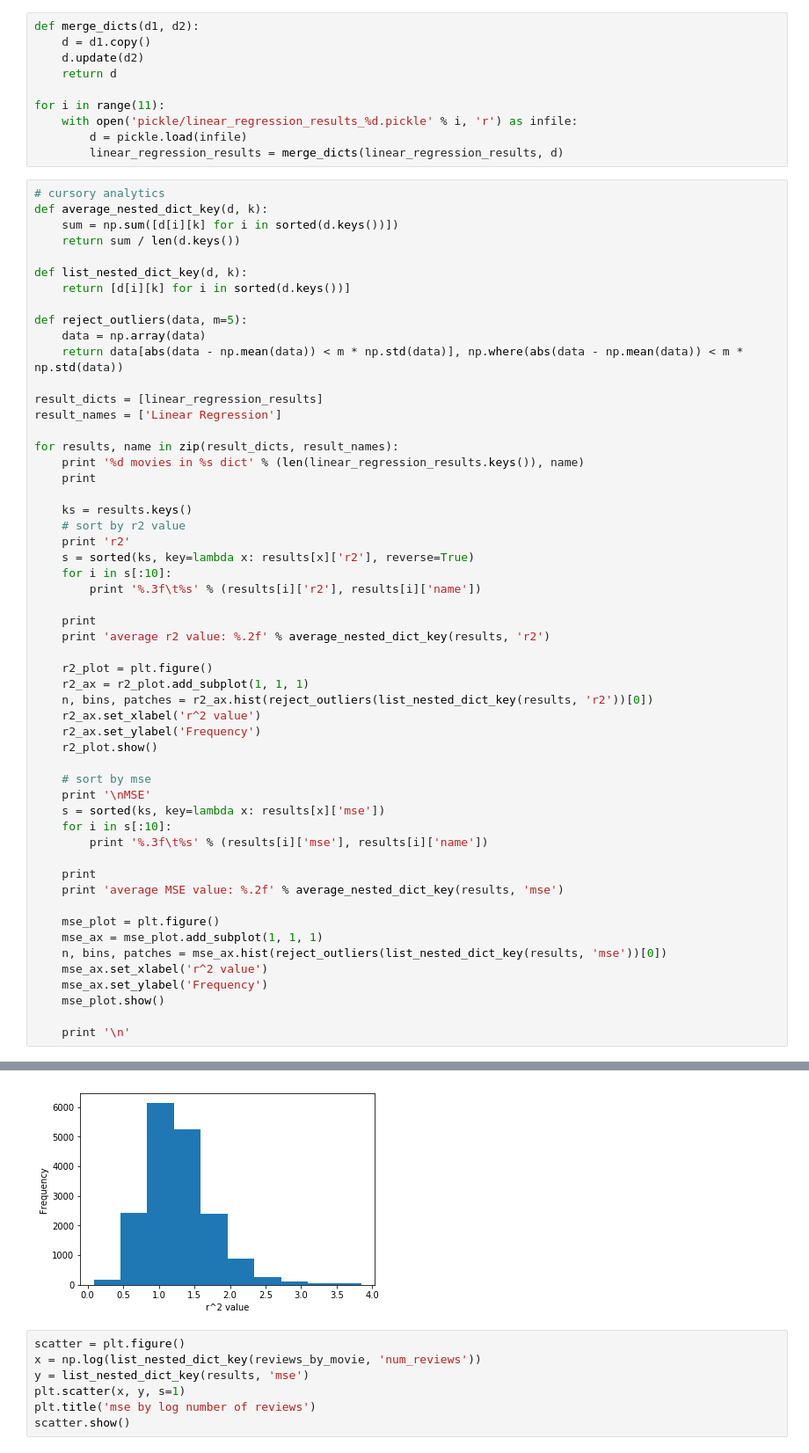
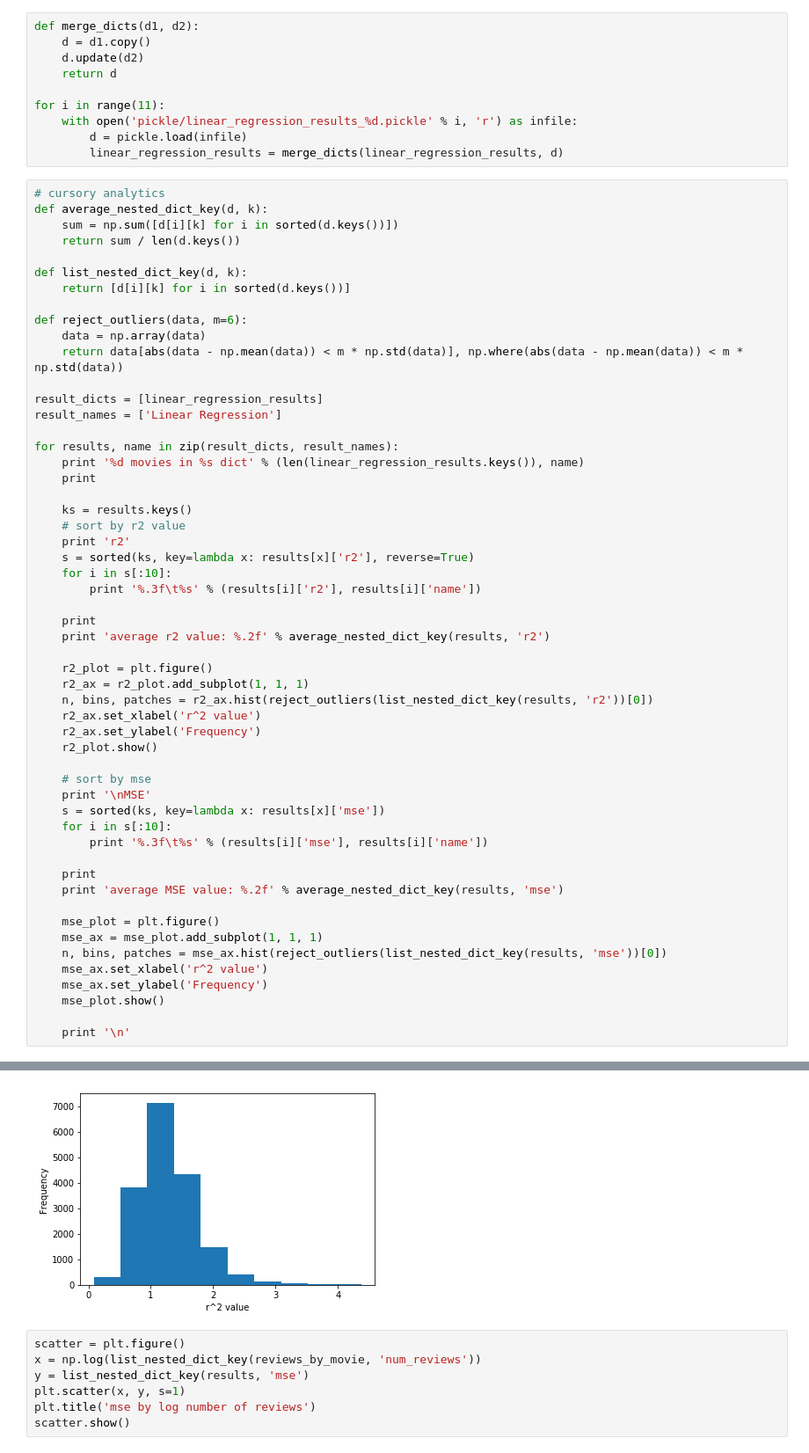
Before and after one commit to tom-robbins/netflix-ml, a Jupyter notebook: results.ipynb, the cells around one changed output, grey strips where cells are left out. Shown at 88% size. Saved outputs shown, nothing was run; the diff lists cells and outputs as text.

```diff
--- a/results.ipynb
+++ b/results.ipynb
@@ -102,7 +102,7 @@ def average_nested_dict_key(d, k):
 def list_nested_dict_key(d, k):
     return [d[i][k] for i in sorted(d.keys())]
 
-def reject_outliers(data, m=5):
+def reject_outliers(data, m=6):
     data = np.array(data)
     return data[abs(data - np.mean(data)) < m * np.std(data)], np.where(abs(data - np.mean(data)) < m * np.std(data))
 
@@ -169,4 +169,4 @@ average MSE value: 1.29
-[figure, old version]
+[figure, new version]
 # %%
 scatter = plt.figure()
 x = np.log(list_nested_dict_key(reviews_by_movie, 'num_reviews'))
```
Also changed, not shown: parts of 5 cells of this notebook, 16 other files.
